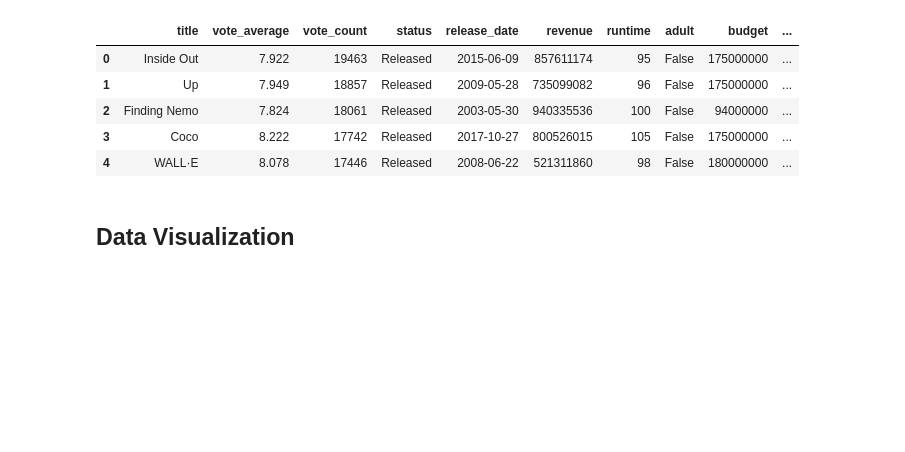
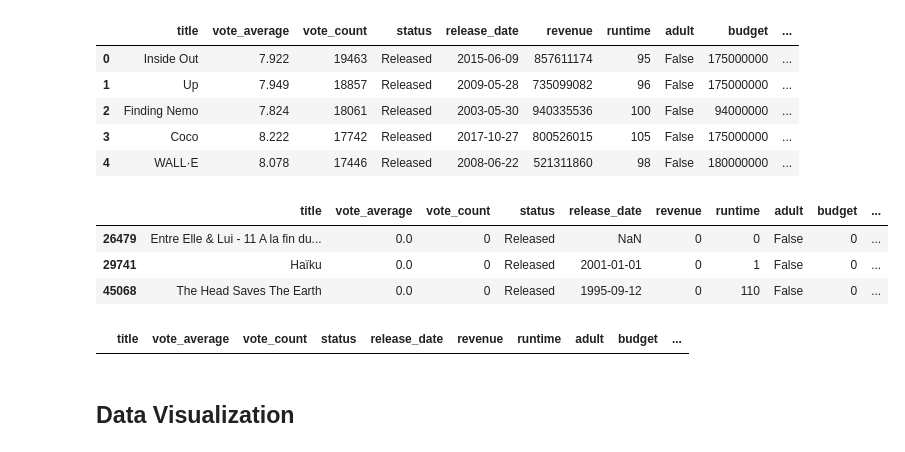
Before and after one commit to MartaSeidler/Kaggle_Animation_Movies, a Jupyter notebook: animation-movies-eda.ipynb, the cells around one changed output. Cells and saved outputs as stored; diff of their text form; code cells hidden in the pictures; blank space fills up the shorter version.

```diff
--- a/animation-movies-eda.ipynb
+++ b/animation-movies-eda.ipynb
@@ -65,7 +65,7 @@ Data columns (total 23 columns):
 dtypes: bool(1), float64(2), int64(5), object(15)
 memory usage: 8.8+ MB
 # %%
-df.drop(['backdrop_path', 'poster_path', 'id', 'overview', 'homepage', 'imdb_id'], axis=1, inplace=True)
+df.drop(['backdrop_path', 'poster_path', 'id', 'overview', 'homepage', 'tagline', 'imdb_id'], axis=1, inplace=True)
 # %%
 df.head()
 # %% [output]
@@ -75,3 +75,10 @@ df.head()
 | 2 | Finding Nemo | 7.824 | 18061 | Released | 2003-05-30 | 940335536 | 100 | False | 94000000 | ... |
 | 3 | Coco | 8.222 | 17742 | Released | 2017-10-27 | 800526015 | 105 | False | 175000000 | ... |
 | 4 | WALL·E | 8.078 | 17446 | Released | 2008-06-22 | 521311860 | 98 | False | 180000000 | ... |
+# %%
+df.loc[df.duplicated()]
+# %% [output]
+|  | title | vote_average | vote_count | status | release_date | revenue | runtime | adult | budget | ... |
+| 26479 | Entre Elle & Lui - 11 A la fin du... | 0.0 | 0 | Released | NaN | 0 | 0 | False | 0 | ... |
+| 29741 | Haïku | 0.0 | 0 | Released | 2001-01-01 | 0 | 1 | False | 0 | ... |
+| 45068 | The Head Saves The Earth | 0.0 | 0 | Released | 1995-09-12 | 0 | 110 | False | 0 | ... |
@@ -78,3 +87,7 @@ df.head()
+# %%
+df.loc[df.duplicated()]
+# %% [output]
+|  | title | vote_average | vote_count | status | release_date | revenue | runtime | adult | budget | ... |
 # %%
 df['release_date'] = pd.to_datetime(df['release_date'], format='%Y-%m-%d')
 # %% [markdown]
```
Also changed, not shown: parts of 3 cells of this notebook.
